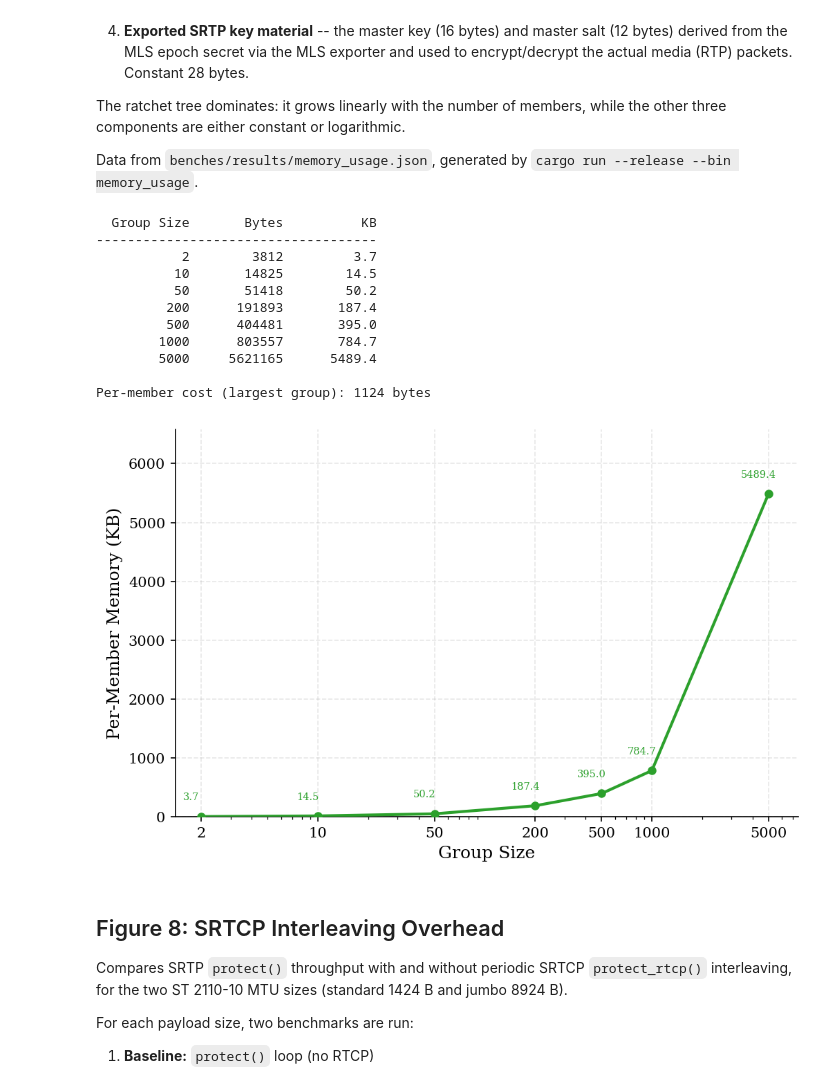
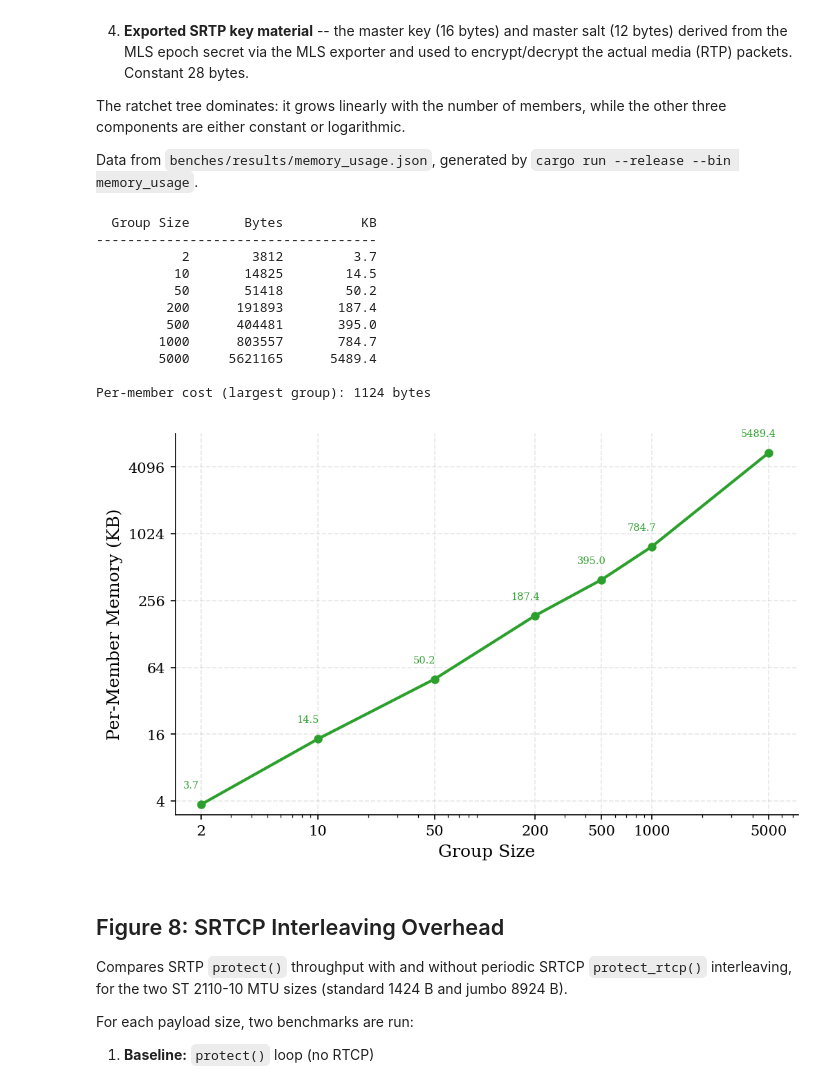
Before and after one commit to spring-epfl/SafeCast, a Jupyter notebook: figures_from_benches.ipynb, the cells around one changed output. Saved outputs shown, nothing was run; the diff lists cells and outputs as text; code cells hidden in the pictures.

```diff
--- a/figures_from_benches.ipynb
+++ b/figures_from_benches.ipynb
@@ -1101,35 +1109,39 @@ for i in range(len(mem_sizes)):
     ax.annotate(f'{mem_kb[i]:.1f}', (mem_sizes[i], mem_kb[i]),
                 textcoords='offset points', xytext=(-7, 10),
                 fontsize=7, ha='center', va='bottom', color='#2ca02c')
 
 ax.set_xscale('log')
 ax.set_xlabel('Group Size')
 ax.set_ylabel('Per-Member Memory (KB)')
 
 ax.set_xticks(mem_sizes)
 ax.set_xticklabels([str(s) for s in mem_sizes])
 ax.xaxis.set_minor_formatter(ticker.NullFormatter())
 
-ax.set_ylim(0, max(mem_kb) * 1.2)
+ax.set_yscale('log')
+ax.set_yticks([4, 16, 64, 256, 1024, 4096])
+ax.set_yticklabels(['4', '16', '64', '256', '1024', '4096'])
+ax.yaxis.set_minor_locator(ticker.NullLocator())
+ax.set_ylim(3, max(mem_kb) * 1.5)
 ax.set_xlim(mem_sizes[0] * 0.7, mem_sizes[-1] * 1.5)
 
 plt.tight_layout()
 plt.savefig(FIGURES_DIR / 'fig7_memory_usage.pdf')
 plt.savefig(FIGURES_DIR / 'fig7_memory_usage.png')
 plt.show()
 # %% [output]
   Group Size       Bytes          KB
 ------------------------------------
            2        3812         3.7
           10       14825        14.5
           50       51418        50.2
          200      191893       187.4
          500      404481       395.0
         1000      803557       784.7
         5000     5621165      5489.4
 
 Per-member cost (largest group): 1124 bytes
-[figure, old version]
+[figure, new version]
 # %% [markdown]
 ## Figure 8: SRTCP Interleaving Overhead
 
```
Also changed, not shown: parts of 2 cells of this notebook.
